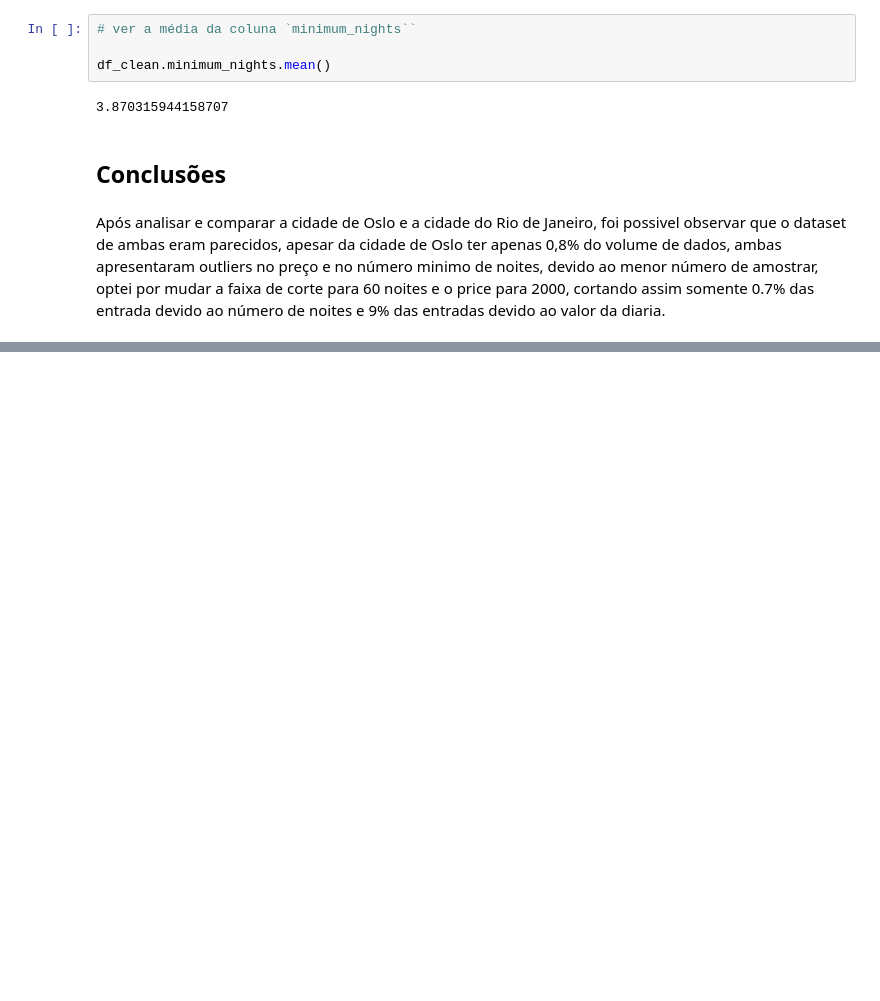
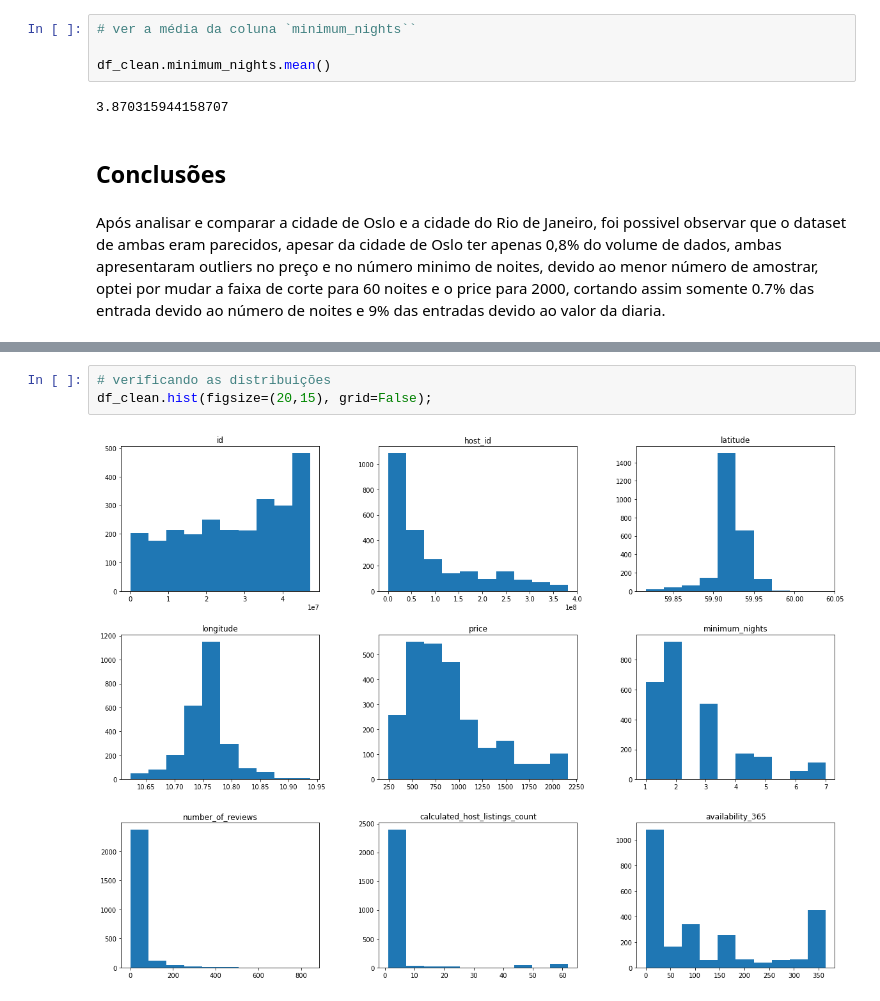
Before and after one commit to Snayderr/data_science, a Jupyter notebook: M1/Analisando_os_Dados_do_Airbnb_(Oslo).ipynb, the cells around one changed output, grey strips where cells are left out. Drawn from its saved outputs; the diff is of its cells as text; blank space fills up the shorter version.

```diff
--- a/M1/Analisando_os_Dados_do_Airbnb_(Oslo).ipynb
+++ b/M1/Analisando_os_Dados_do_Airbnb_(Oslo).ipynb
@@ -301,0 +428,5 @@ Após analisar e comparar a cidade de Oslo e a cidade do Rio de Janeiro, foi pos
+# %%
+# verificando as distribuições
+df_clean.hist(figsize=(20,15), grid=False);
+# %% [output]
+[figure, added]
```
Also changed, not shown: parts of 13 cells of this notebook.
